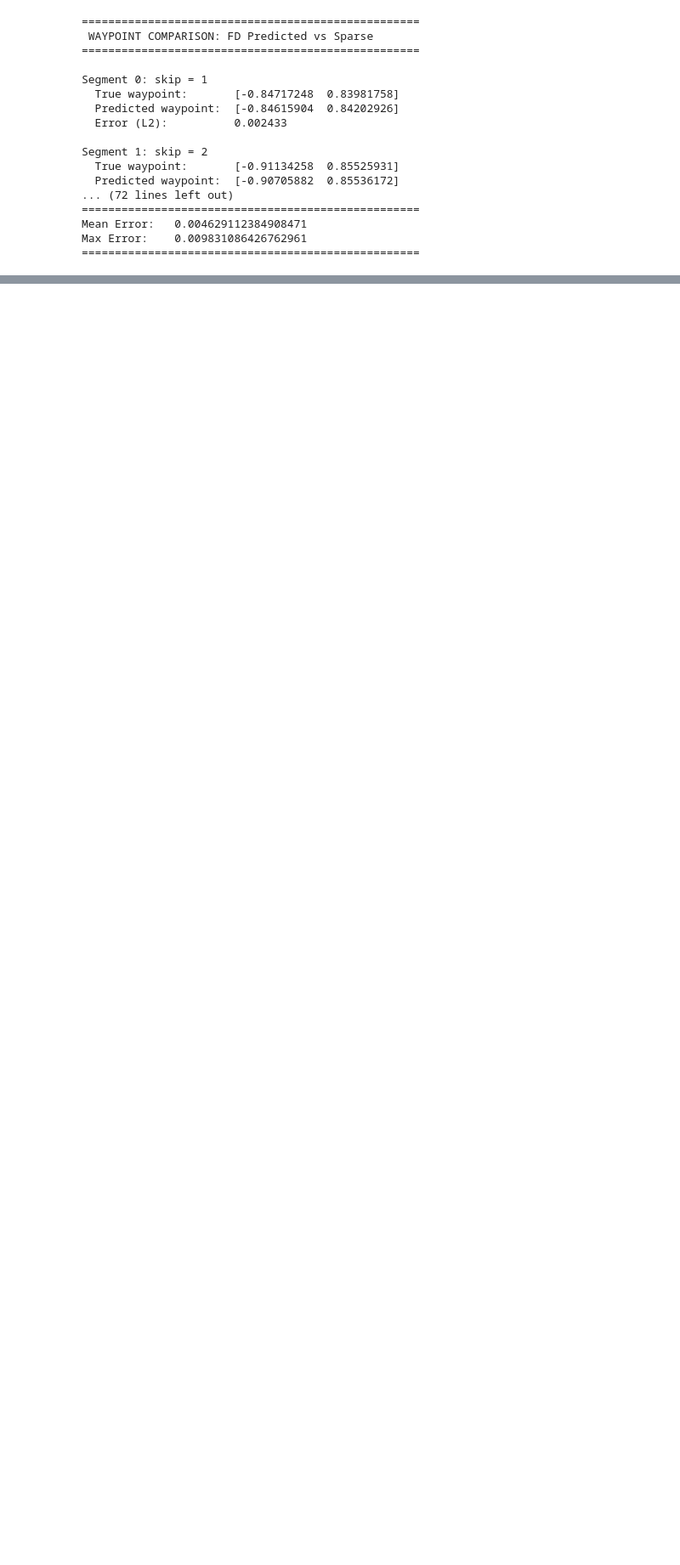
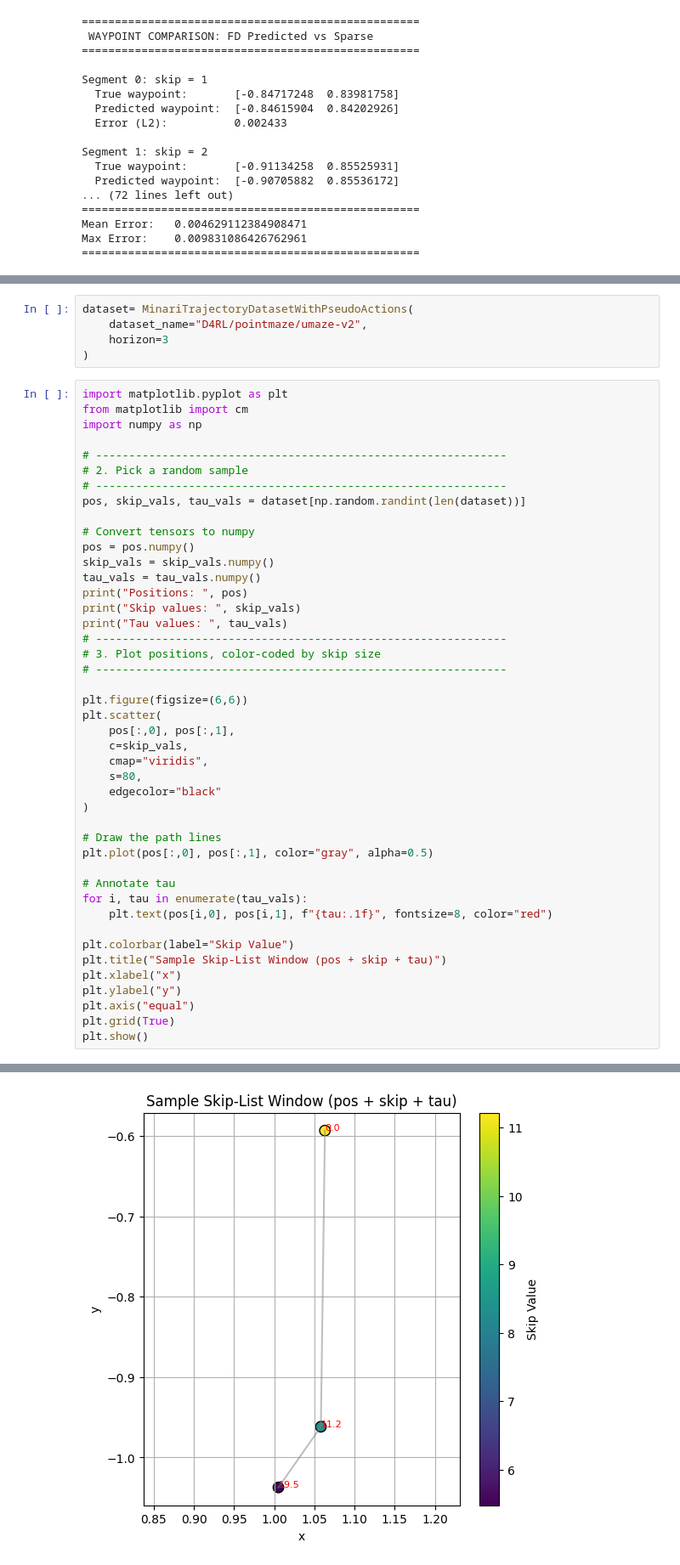
Before and after one commit to logflash/rpmml-project, a Jupyter notebook: rpmml-project/src/rpmml_project/pointmaze/dataset_viz.ipynb, the cells around one changed output, grey strips where cells are left out. Shown: that part at 85% size. Cells and saved outputs as stored; diff of their text form; blank space fills up the shorter version.

Commit message:
Dataset Generation Added

```diff
--- a/rpmml-project/src/rpmml_project/pointmaze/dataset_viz.ipynb
+++ b/rpmml-project/src/rpmml_project/pointmaze/dataset_viz.ipynb
@@ -675,3 +675,53 @@ plt.grid()
 plt.show()
 # %% [output]
 [figure]
+# %%
+dataset= MinariTrajectoryDatasetWithPseudoActions(
+    dataset_name="D4RL/pointmaze/umaze-v2",
+    horizon=3
+)
+# %%
+import matplotlib.pyplot as plt
+from matplotlib import cm
+import numpy as np
+
+# --------------------------------------------------------------
+# 2. Pick a random sample
+# --------------------------------------------------------------
+pos, skip_vals, tau_vals = dataset[np.random.randint(len(dataset))]
+
+# Convert tensors to numpy
+pos = pos.numpy()
+skip_vals = skip_vals.numpy()
+tau_vals = tau_vals.numpy()
+print("Positions: ", pos)
+print("Skip values: ", skip_vals)
+print("Tau values: ", tau_vals)
+# --------------------------------------------------------------
+# 3. Plot positions, color-coded by skip size
+# --------------------------------------------------------------
+
+plt.figure(figsize=(6,6))
+plt.scatter(
+    pos[:,0], pos[:,1],
+    c=skip_vals,
+    cmap="viridis",
+    s=80,
+    edgecolor="black"
+)
+
+# Draw the path lines
+plt.plot(pos[:,0], pos[:,1], color="gray", alpha=0.5)
+
+# Annotate tau
+for i, tau in enumerate(tau_vals):
+    plt.text(pos[i,0], pos[i,1], f"{tau:.1f}", fontsize=8, color="red")
+
+plt.colorbar(label="Skip Value")
+plt.title("Sample Skip-List Window (pos + skip + tau)")
+plt.xlabel("x")
+plt.ylabel("y")
+plt.axis("equal")
+plt.grid(True)
+plt.show()
+# %% [output]
@@ -677,0 +733 @@ plt.show()
+[figure, added]
```
Also changed, not shown: parts of 2 cells of this notebook, 1 other file.
